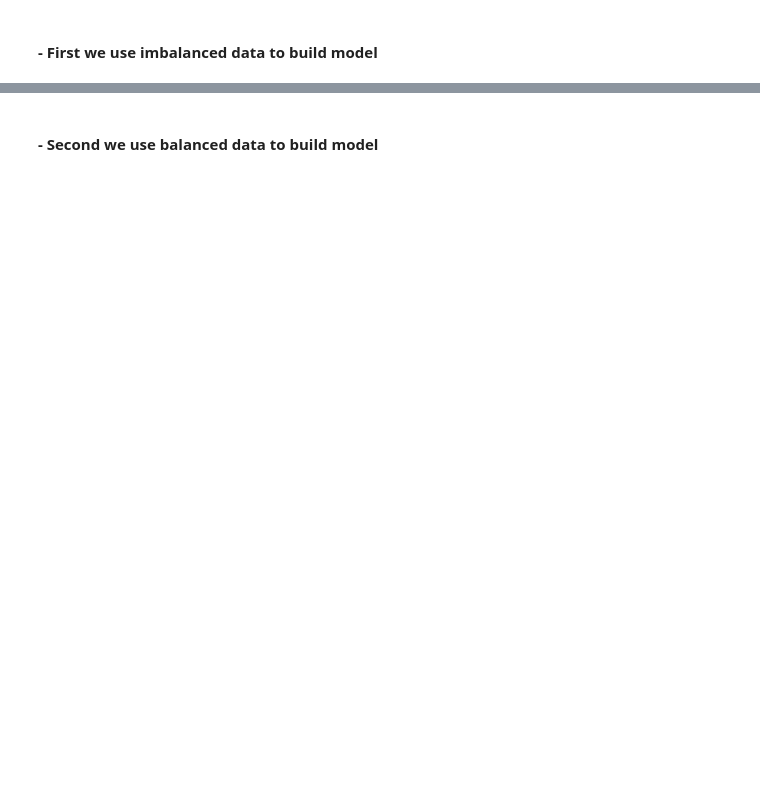
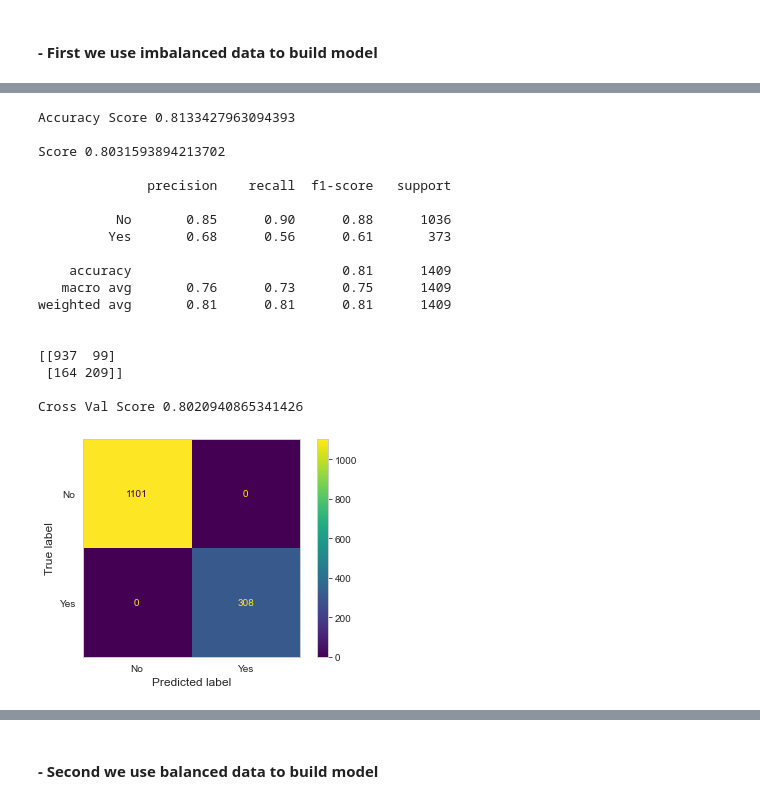
Before and after one commit to AgungYogaSetiawan/Predict-Churn-Customer, a Jupyter notebook: Predict Customer Churn.ipynb, the cells around one changed output, grey strips where cells are left out. Drawn from its saved outputs; the diff is of its cells as text; code cells hidden in the pictures; blank space fills up the shorter version.

```diff
--- a/Predict Customer Churn.ipynb
+++ b/Predict Customer Churn.ipynb
@@ -592,0 +706,35 @@ We use different data, imbalanced data & balanced data. Because we want to see d
+# %%
+# LogisticRegression
+model_lr = LogisticRegression()
+model_lr.fit(X_train, y_train)
+y_pred = model_lr.predict(X_test)
+lr_acc = accuracy_score(y_test, y_pred)
+lr_cv = cross_val_score(model_lr, X_train, y_train, cv=5)
+print(f"Accuracy Score {lr_acc}",'\n')
+print(f"Score {model_lr.score(X_train, y_train)}",'\n')
+print(classification_report(y_test, y_pred),'\n')
+print(confusion_matrix(y_test, y_pred),'\n')
+print(f"Cross Val Score {lr_cv.mean()}",'\n')
+plot_confusion_matrix(model_lr, X_test, y_pred)
+plt.grid(None)
+plt.show()
+# %% [output]
+Accuracy Score 0.8133427963094393
+
+Score 0.8031593894213702
+
+              precision    recall  f1-score   support
+
+          No       0.85      0.90      0.88      1036
+         Yes       0.68      0.56      0.61       373
+
+    accuracy                           0.81      1409
+   macro avg       0.76      0.73      0.75      1409
+weighted avg       0.81      0.81      0.81      1409
+
+
+[[937  99]
+ [164 209]]
+
+Cross Val Score 0.8020940865341426
+[figure, added]
```
Also changed, not shown: parts of 12 cells of this notebook.
